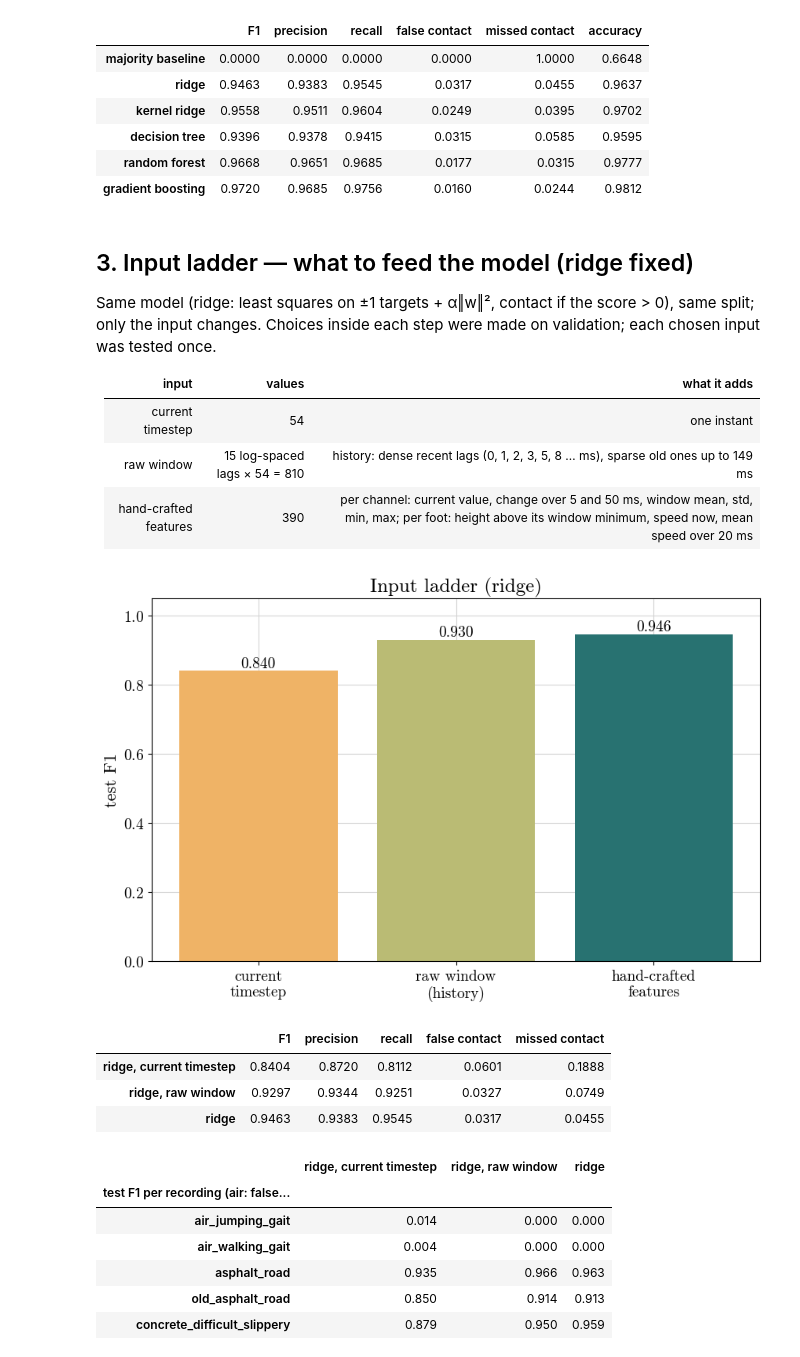
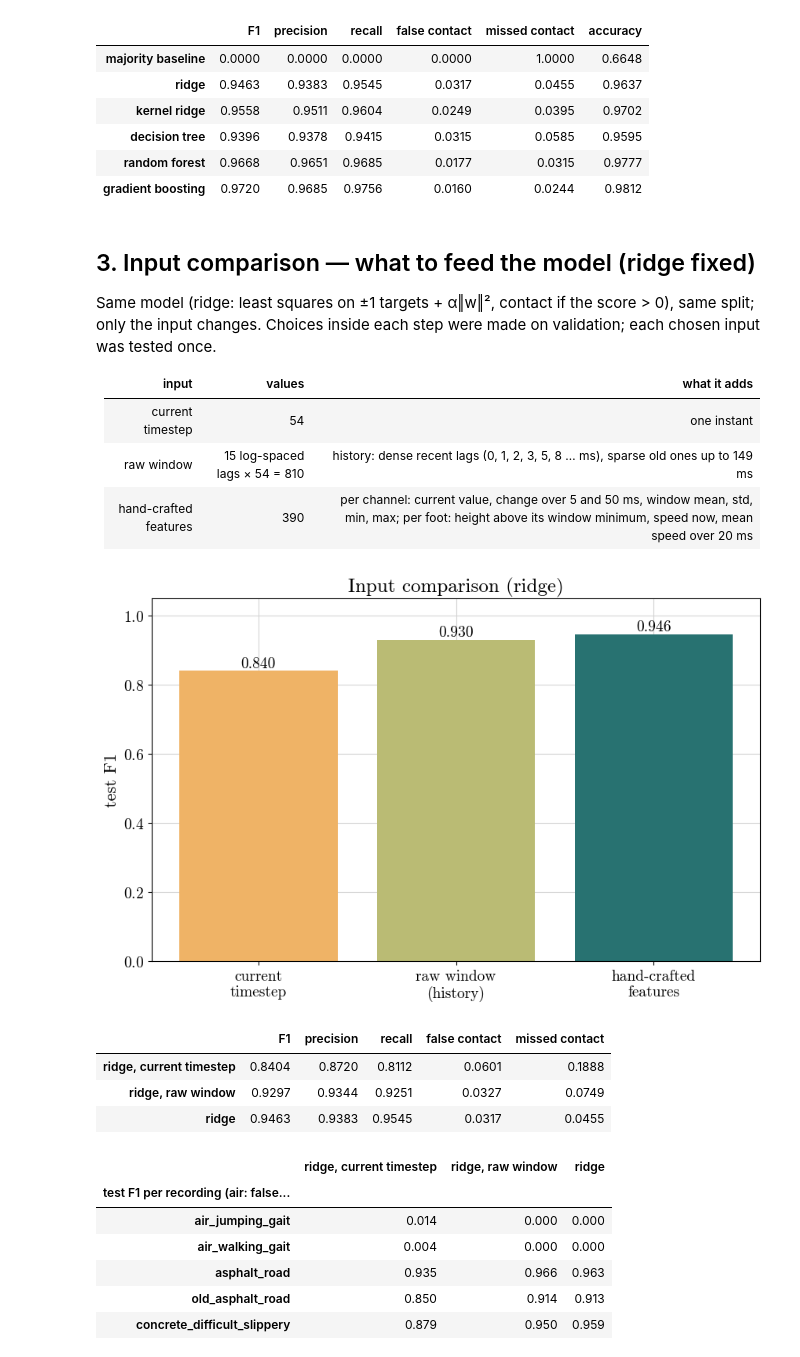
Before and after one commit to FilippoGorini/ML2_project, a Jupyter notebook: notebooks/05_presentation.ipynb, the cells around one changed output. Cells and saved outputs as stored; diff of their text form; code cells hidden in the pictures.

```diff
--- a/notebooks/05_presentation.ipynb
+++ b/notebooks/05_presentation.ipynb
@@ -49,7 +49,7 @@ NAMES = {"majority": "majority baseline", "ridge_current": "ridge, current times
 from matplotlib.colors import to_rgb, LinearSegmentedColormap
 
 USE_PALETTE = True    # False: ML1 style (tab20c); True: the custom PALETTE below
-VAL_PLOT_3D = True    # model cards: 3-D surface for two-hyperparameter grids (False: annotated 2-D heatmap)
+VAL_PLOT_3D = False    # model cards: 3-D surface for two-hyperparameter grids (False: annotated 2-D heatmap)
 
 CMAP, TAB20 = plt.get_cmap("tab20c"), plt.get_cmap("tab20")   # tab20c: 5 hues x 4 shades (dark -> light)
 # custom palette: any list of hex colours (e.g. from coolors.co)
@@ -72,10 +72,10 @@ if USE_PALETTE:   # every role is a PALETTE index (+ optional white tint): edit
               "gb_feat_all": P(9), "gb_10k_feat_all": P(7)}
     COLORS_LINE = COLORS                                      # lines: same colours as bars
     GREY, LIGHT_GREY, FOOT_SPEED = "#a6a6a6", P(10, 0.70), P(0)  # baselines / papers, true-contact shading, foot speed
-    SPLIT_COLORS = {"train": P(1), "val": P(5), "test": P(9)}
+    SPLIT_COLORS = {"train": P(11), "val": P(10), "test": P(8)}
     OUTCOME_COLORS = {"contact, correct": P(10), "air, correct": (1, 1, 1), "false contact": P(8), "missed contact": P(4)}
     PROTOCOL_B_COLORS = [P(3), P(5), P(7), P(9)]              # A seen, B unseen, B without pronking, B pronking only
-    INPUT_LADDER_COLORS = [P(6), P(4), P(1)]                  # ridge on: current timestep, raw window, features
+    INPUT_COLORS = [P(6), P(4), P(1)]                  # ridge on: current timestep, raw window, features
     TREE_COLORS = {"air": P(11, 0.3), "contact": P(8, 0.3)}
     ACCENT = P(9)                                             # chosen hyperparameters
     VAL_COLOR = P(10)                                         # validation curves / surfaces / heatmaps, every model
@@ -93,7 +93,7 @@ else:             # ML1 style: model families share a tab20c hue (ridge blues, k
     OUTCOME_COLORS = {"contact, correct": rgb(CMAP(0)), "air, correct": (1, 1, 1),
                       "false contact": rgb(TAB20(6)), "missed contact": rgb(CMAP(5))}
     PROTOCOL_B_COLORS = [CMAP(0), CMAP(4), CMAP(6), CMAP(16)]
-    INPUT_LADDER_COLORS = [COLORS[m] for m in ("ridge_current", "ridge_window_log", "ridge_feat_all")]
+    INPUT_COLORS = [COLORS[m] for m in ("ridge_current", "ridge_window_log", "ridge_feat_all")]
     TREE_COLORS = {"air": CMAP(6), "contact": CMAP(2)}
     ACCENT = plt.get_cmap("tab10")(1)                       # ML1 fit-line orange, drawn over blue data
     VAL_COLOR = CMAP(0)
@@ -295,7 +328,7 @@ summary(A, y_a, ["majority"] + KEPT)[["F1", "precision", "recall", "false contac
 | random forest | 0.9668 | 0.9651 | 0.9685 | 0.0177 | 0.0315 | 0.9777 |
 | gradient boosting | 0.9720 | 0.9685 | 0.9756 | 0.0160 | 0.0244 | 0.9812 |
 # %% [markdown]
-## 3. Input ladder — what to feed the model (ridge fixed)
+## 3. Input comparison — what to feed the model (ridge fixed)
 
 Same model (ridge: least squares on ±1 targets + α‖w‖², contact if the score > 0), same split; only the input changes.
 Choices inside each step were made on validation; each chosen input was tested once.
@@ -306,18 +339,18 @@ Choices inside each step were made on validation; each chosen input was tested o
 | raw window | 15 log-spaced lags × 54 = 810 | history: dense recent lags (0, 1, 2, 3, 5, 8 … ms), sparse old ones up to 149 ms |
 | hand-crafted features | 390 | per channel: current value, change over 5 and 50 ms, window mean, std, min, max; per foot: height above its window minimum, speed now, mean speed over 20 ms |
 # %%
-ladder = ["ridge_current", "ridge_window_log", "ridge_feat_all"]
-labels_ladder = ["current\ntimestep", "raw window\n(history)", "hand-crafted\nfeatures"]
-f1s = [A[m][0]["test"]["f1"] for m in ladder]
+inputs = ["ridge_current", "ridge_window_log", "ridge_feat_all"]
+labels_inputs = ["current\ntimestep", "raw window\n(history)", "hand-crafted\nfeatures"]
+f1s = [A[m][0]["test"]["f1"] for m in inputs]
 fig, ax = plt.subplots(figsize=(10, 6))
-bars = ax.bar(labels_ladder, f1s, color=INPUT_LADDER_COLORS)
+bars = ax.bar(labels_inputs, f1s, color=INPUT_COLORS)
 for b, v in zip(bars, f1s):
     ax.text(b.get_x() + b.get_width() / 2, v + 0.01, f"{v:.3f}", ha="center")
-ax.set_ylim(0, 1.05); ax.set_ylabel("test F1"); ax.set_title("Input ladder (ridge)")
-save(fig, "input_ladder"); plt.show()
-summary(A, y_a, ladder)[["F1", "precision", "recall", "false contact", "missed contact"]].round(4)
+ax.set_ylim(0, 1.05); ax.set_ylabel("test F1"); ax.set_title("Input comparison (ridge)")
+save(fig, "input_comparison"); plt.show()
+summary(A, y_a, inputs)[["F1", "precision", "recall", "false contact", "missed contact"]].round(4)
 # %% [output]
-[figure, old version]
+[figure, new version]
 |  | F1 | precision | recall | false contact | missed contact |
 | ridge, current timestep | 0.8404 | 0.8720 | 0.8112 | 0.0601 | 0.1888 |
 | ridge, raw window | 0.9297 | 0.9344 | 0.9251 | 0.0327 | 0.0749 |
```
Also changed, not shown: parts of 17 cells of this notebook, 20 other files.
